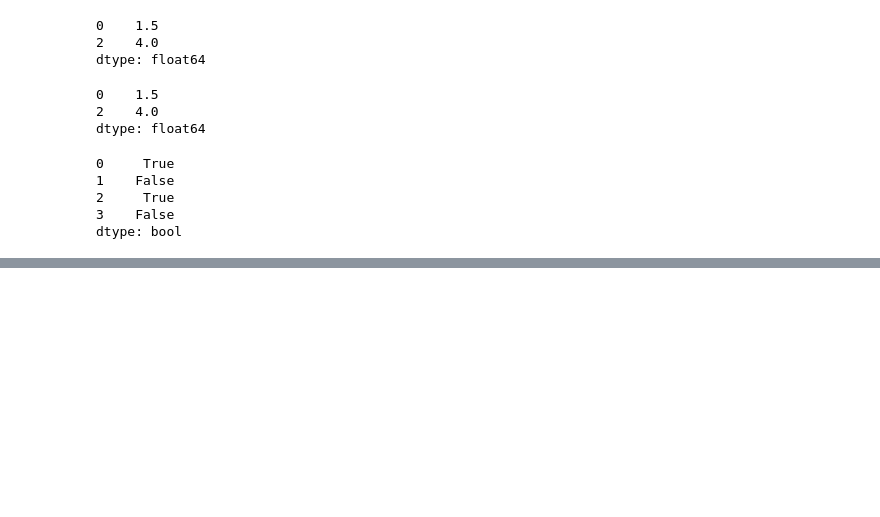
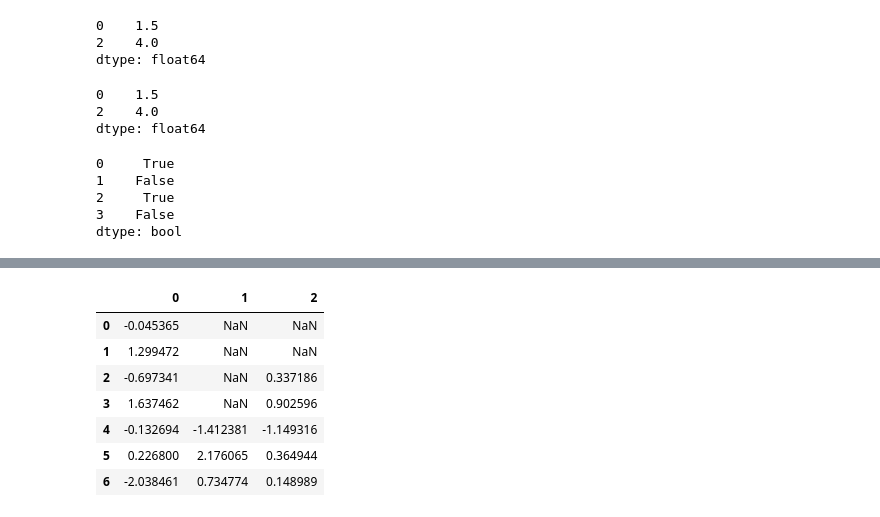
Before and after one commit to pekoto-zz/MyJupyterNotes, a Jupyter notebook: Python for Data Analysis.ipynb, the cells around one changed output, grey strips where cells are left out. Saved outputs shown, nothing was run; the diff lists cells and outputs as text; code cells hidden in the pictures; blank space fills up the shorter version.

Commit message:
Data cleaning

```diff
--- a/Python for Data Analysis.ipynb
+++ b/Python for Data Analysis.ipynb
@@ -2946,0 +2991,20 @@ dtype: bool
+# %%
+# For time series arguments, you might want to only keep rows with a certain number of observatons
+# I.e., drop all rows that have >= n missing values.
+# For this, we use the .thresh() argument.
+import numpy as np
+df = pd.DataFrame(np.random.randn(7, 3))
+
+df.iloc[:4, 1] = NA
+df.iloc[:2, 2] = NA
+
+df
+# %% [output]
+|  | 0 | 1 | 2 |
+| 0 | -0.045365 | NaN | NaN |
+| 1 | 1.299472 | NaN | NaN |
+| 2 | -0.697341 | NaN | 0.337186 |
+| 3 | 1.637462 | NaN | 0.902596 |
+| 4 | -0.132694 | -1.412381 | -1.149316 |
+| 5 | 0.226800 | 2.176065 | 0.364944 |
+| 6 | -2.038461 | 0.734774 | 0.148989 |
```
Also changed, not shown: parts of 16 cells of this notebook.
